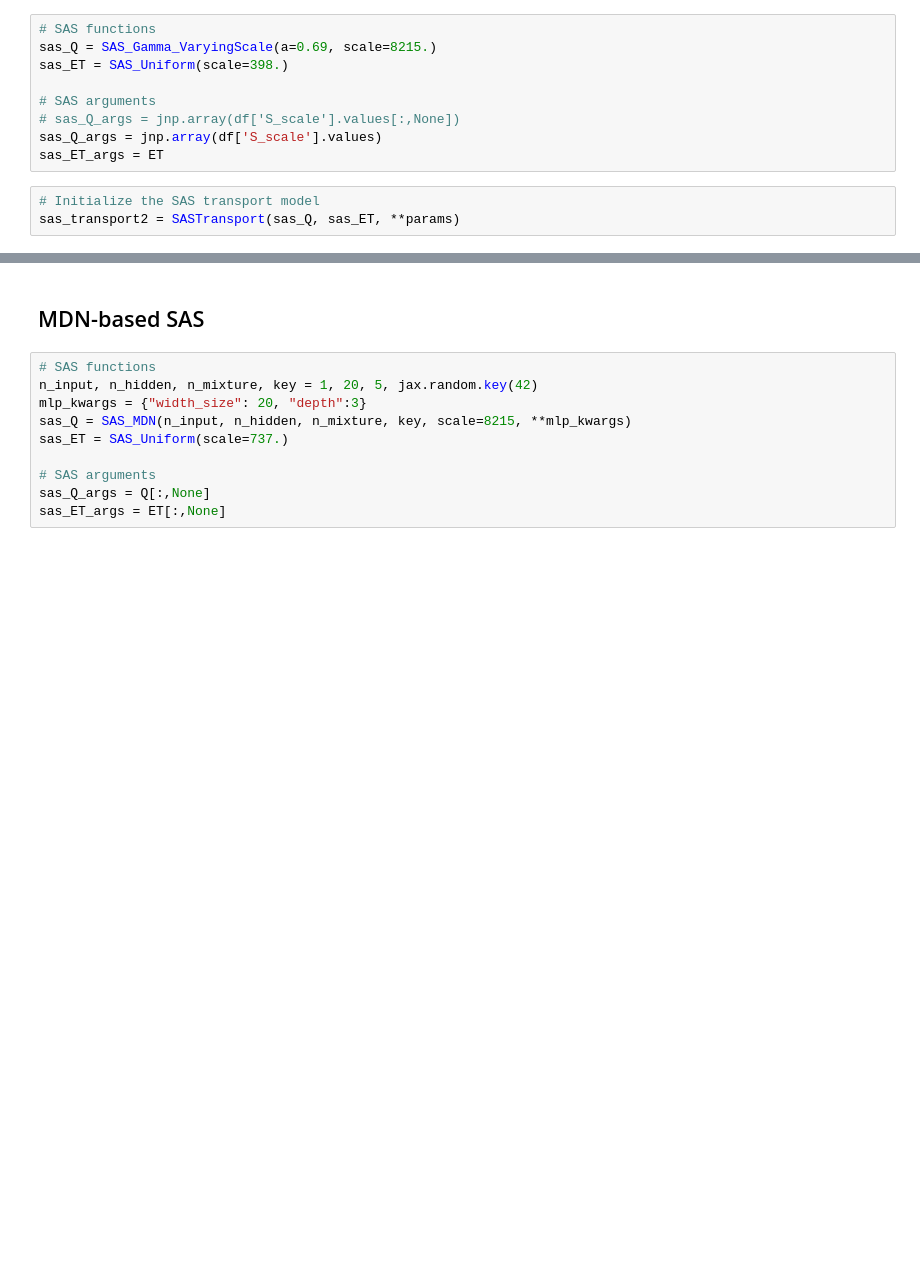
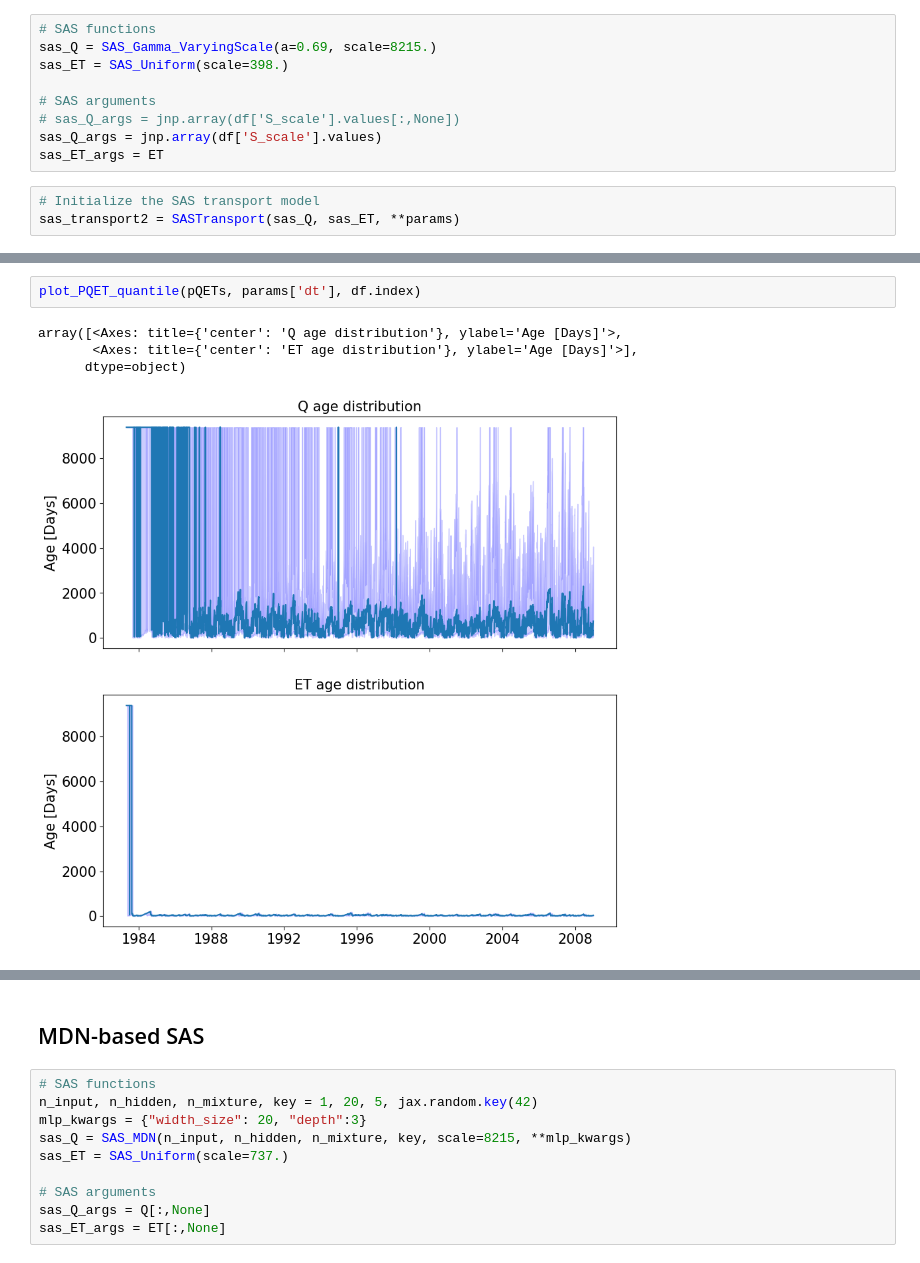
Before and after one commit to PeishiJiang/DiffFlowTransport, a Jupyter notebook: Plynlimon/SASTransport.ipynb, the cells around one changed output, grey strips where cells are left out. Saved outputs shown, nothing was run; the diff lists cells and outputs as text; blank space fills up the shorter version.

```diff
--- a/Plynlimon/SASTransport.ipynb
+++ b/Plynlimon/SASTransport.ipynb
@@ -239,2 +245,9 @@ plot_timeseries_obs_1to1(
 [figure]
 [figure]
+# %%
+plot_PQET_quantile(pQETs, params['dt'], df.index)
+# %% [output]
+array([<Axes: title={'center': 'Q age distribution'}, ylabel='Age [Days]'>,
+       <Axes: title={'center': 'ET age distribution'}, ylabel='Age [Days]'>],
+      dtype=object)
+[figure, added]
```
Also changed, not shown: parts of 31 cells of this notebook, 1 other file.
